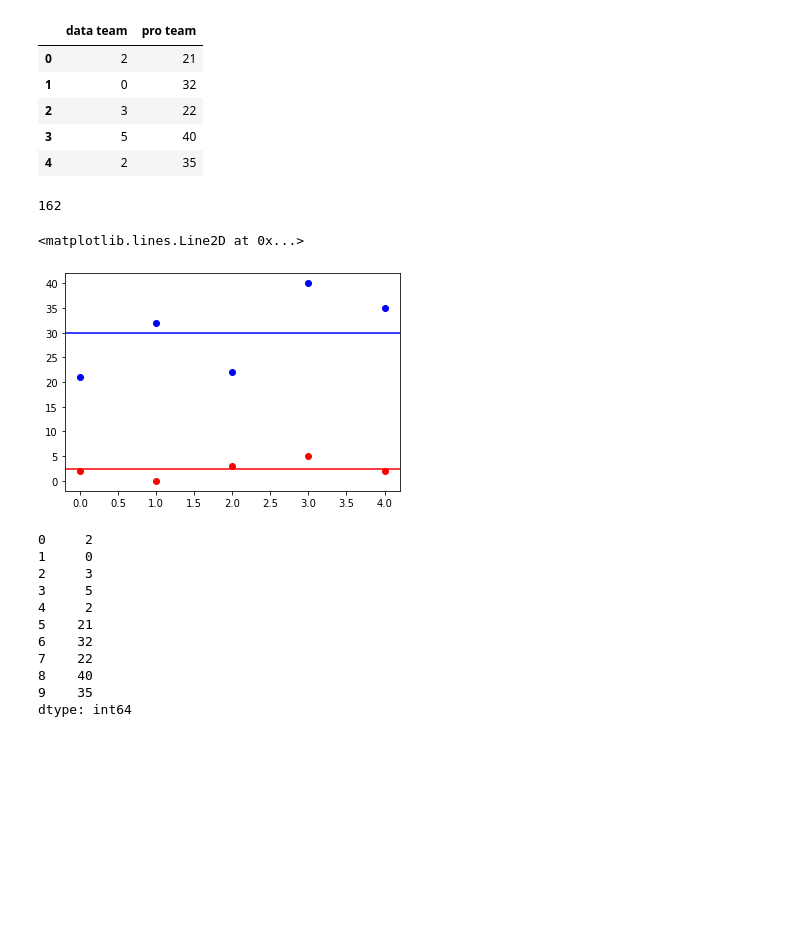
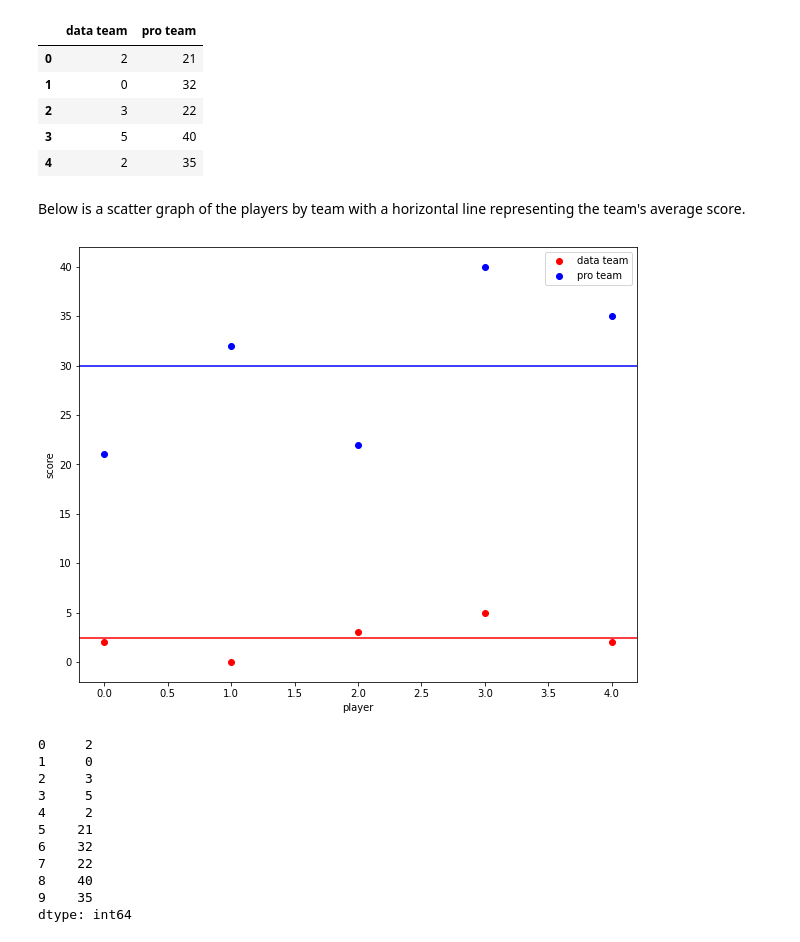
Before and after one commit to nathaniel-j/bball-permutations, a Jupyter notebook: bball teams.ipynb, the cells around one changed output. Saved outputs shown, nothing was run; the diff lists cells and outputs as text; code cells hidden in the pictures; blank space fills up the shorter version.

```diff
--- a/bball teams.ipynb
+++ b/bball teams.ipynb
@@ -19,18 +25,20 @@ data_mean = np.mean(data['data team'])
 pro_mean = data['pro team'].mean()
 mean_difference = pro_mean - data_mean
 total_points = data['data team'].sum() + data['pro team'].sum()
-mean_difference
-total_points
-# %% [output]
-162
+# %% [markdown]
+Below is a scatter graph of the players by team with a horizontal line representing the team's average score.
 # %%
-plt.scatter(x=data.index, y=data['data team'], c='r')
-plt.scatter(x=data.index, y=data['pro team'], c='b')
+plt.figure(figsize=(10,8))
+plt.scatter(x=data.index, y=data['data team'], c='r', label='data team')
+plt.scatter(x=data.index, y=data['pro team'], c='b', label='pro team')
+plt.legend()
+plt.xlabel('player')
+plt.ylabel('score')
 plt.axhline(data_mean, c='r')
 plt.axhline(pro_mean, c='b')
+plt.show()
 # %% [output]
-<matplotlib.lines.Line2D at 0x...>
-[figure, old version]
+[figure, new version]
 # %%
 allplayers = pd.concat([data['data team'], data['pro team']], axis=0, ignore_index=True)
 allplayers
```
Also changed, not shown: parts of 27 cells of this notebook.
